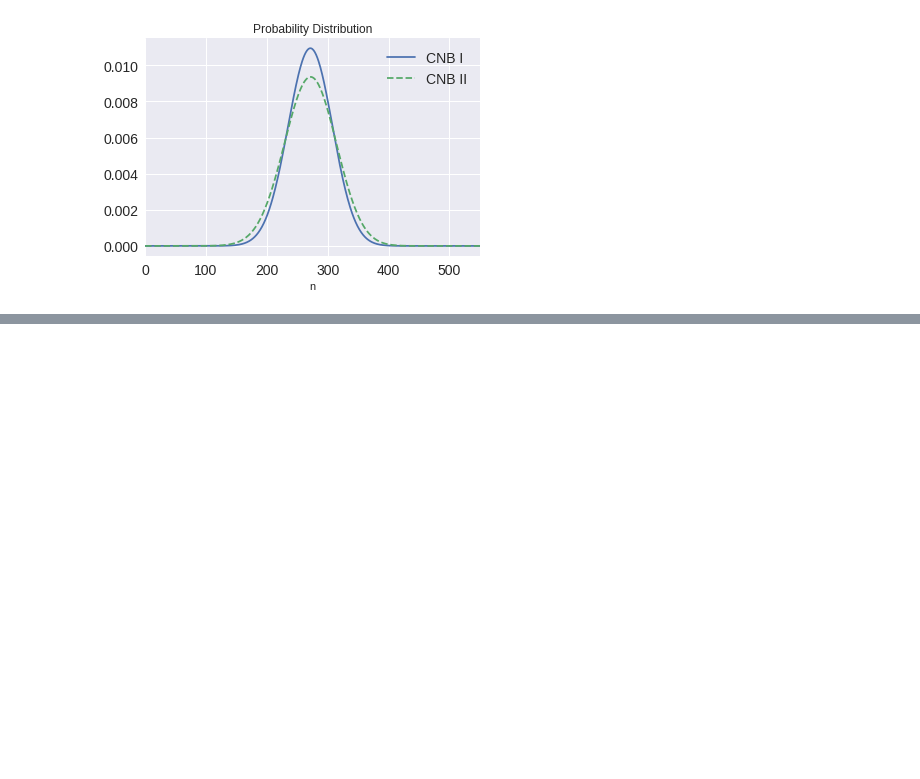
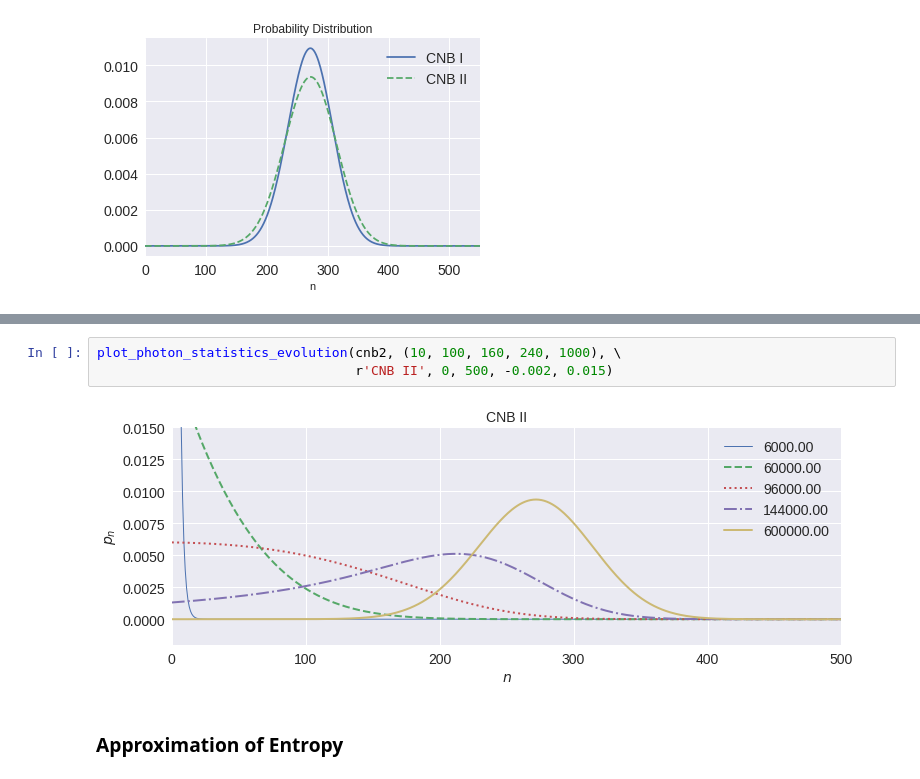
Before and after one commit to lffan/laser_entropy, a Jupyter notebook: ode_cnb/CNB_N1600_master_eq.ipynb, the cells around one changed output, grey strips where cells are left out. Drawn from its saved outputs; the diff is of its cells as text; blank space fills up the shorter version.

Commit message:
cnb entropy approx done

```diff
--- a/ode_cnb/CNB_N1600_master_eq.ipynb
+++ b/ode_cnb/CNB_N1600_master_eq.ipynb
@@ -107,0 +150,7 @@ plt.title("Probability Distribution")
+# %%
+plot_photon_statistics_evolution(cnb2, (10, 100, 160, 240, 1000), \
+                                 r'CNB II', 0, 500, -0.002, 0.015)
+# %% [output]
+[figure, added]
+# %% [markdown]
+### Approximation of Entropy
```
Also changed, not shown: parts of 18 cells of this notebook, 1 other file.
